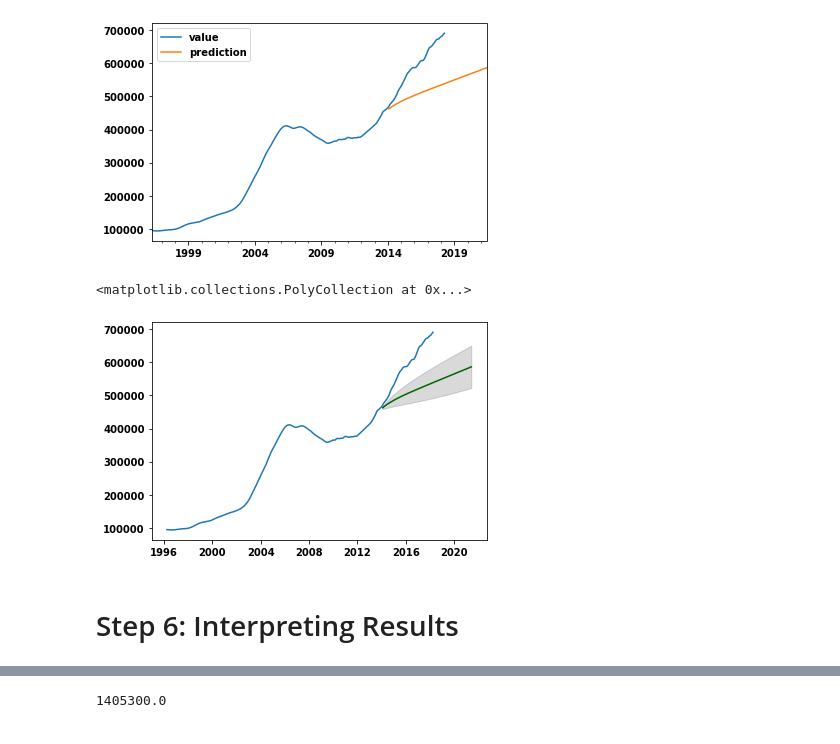
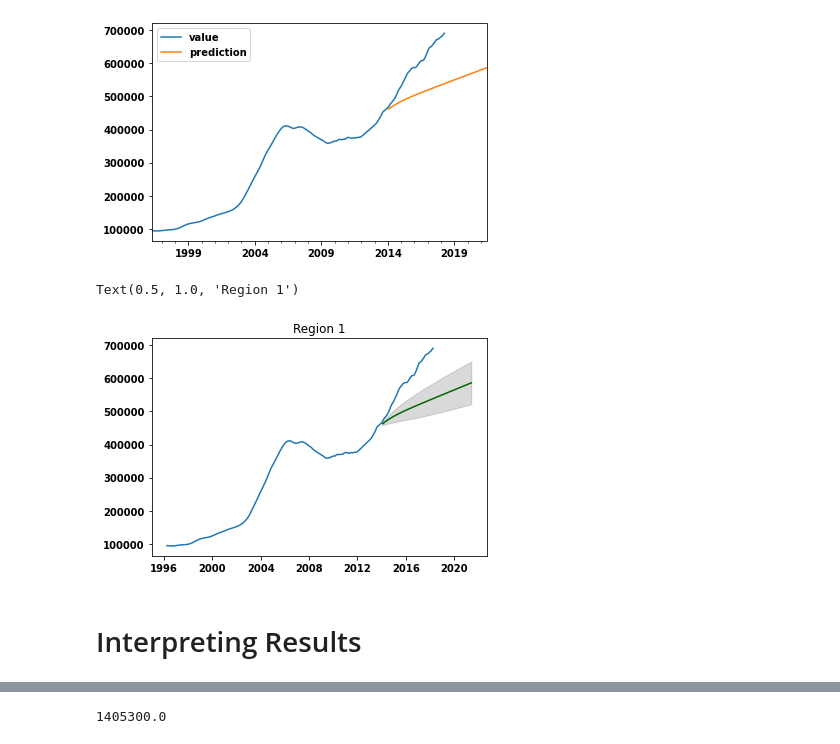
Before and after one commit to yehcolum/ZillowTimeSeries, a Jupyter notebook: time-series/Zillow Data Time Series Analysis.ipynb, the cells around one changed output, grey strips where cells are left out. Saved outputs shown, nothing was run; the diff lists cells and outputs as text; code cells hidden in the pictures.

```diff
--- a/time-series/Zillow Data Time Series Analysis.ipynb
+++ b/time-series/Zillow Data Time Series Analysis.ipynb
@@ -150,11 +123 @@ top5
-# %%
-import matplotlib.pyplot as plt
-
-font = {'family' : 'normal',
-        'weight' : 'bold',
-        'size'   : 22}
-
-plt.rc('font', **font)
-
-# NOTE: if you visualizations are too cluttered to read, try calling 'plt.gcf().autofmt_xdate()'!
 # %% [markdown]
@@ -1453,19 +1189,20 @@ r1_combo.plot()
 <AxesSubplot:>
 [figure]
 # %%
-lower = pd.Series(r1_future_forecast[1][:,0], index=r1_forecast_range)
-upper = pd.Series(r1_future_forecast[1][:,1], index=r1_forecast_range)
+lower_r1 = pd.Series(r1_future_forecast[1][:,0], index=r1_forecast_range)
+upper_r1 = pd.Series(r1_future_forecast[1][:,1], index=r1_forecast_range)
 # %%
 plt.plot(melted_r1['value'])
 plt.plot(r1_future_forecastdf, color='darkgreen')
 plt.fill_between(r1_forecast_range,
-                lower,
-                upper,
+                lower_r1,
+                upper_r1,
                 color='k', alpha=.15)
+plt.title('Region 1')
 # %% [output]
-<matplotlib.collections.PolyCollection at 0x...>
+Text(0.5, 1.0, 'Region 1')
-[figure, old version]
+[figure, new version]
 # %% [markdown]
-# Step 6: Interpreting Results
+# Interpreting Results
 # %%
 r5_future_forecastdf
```
Also changed, not shown: parts of 114 cells of this notebook.
